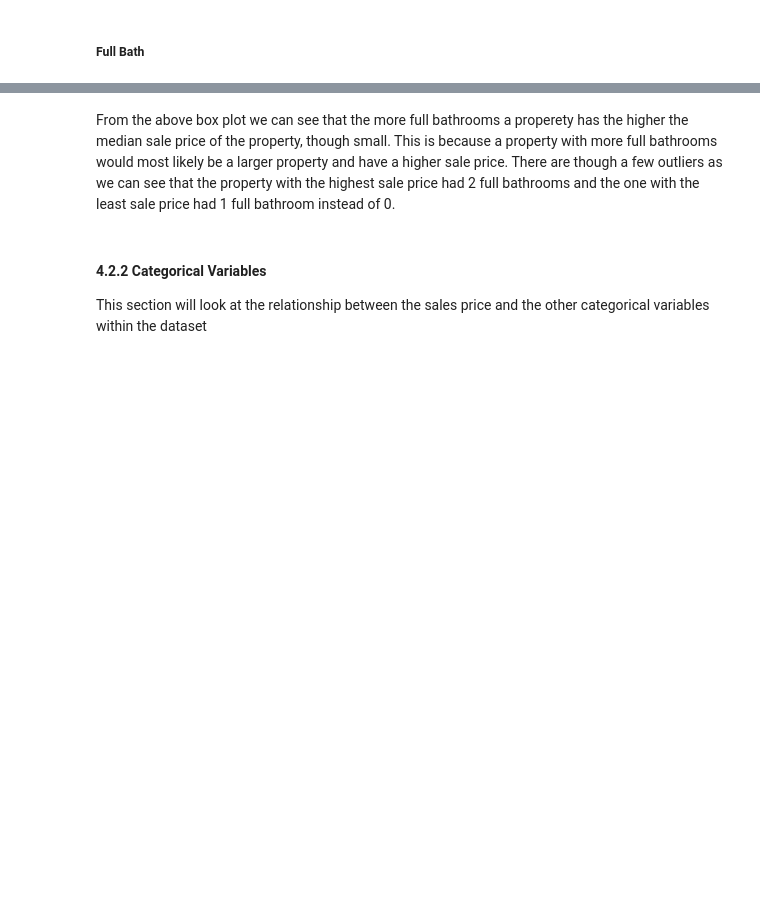
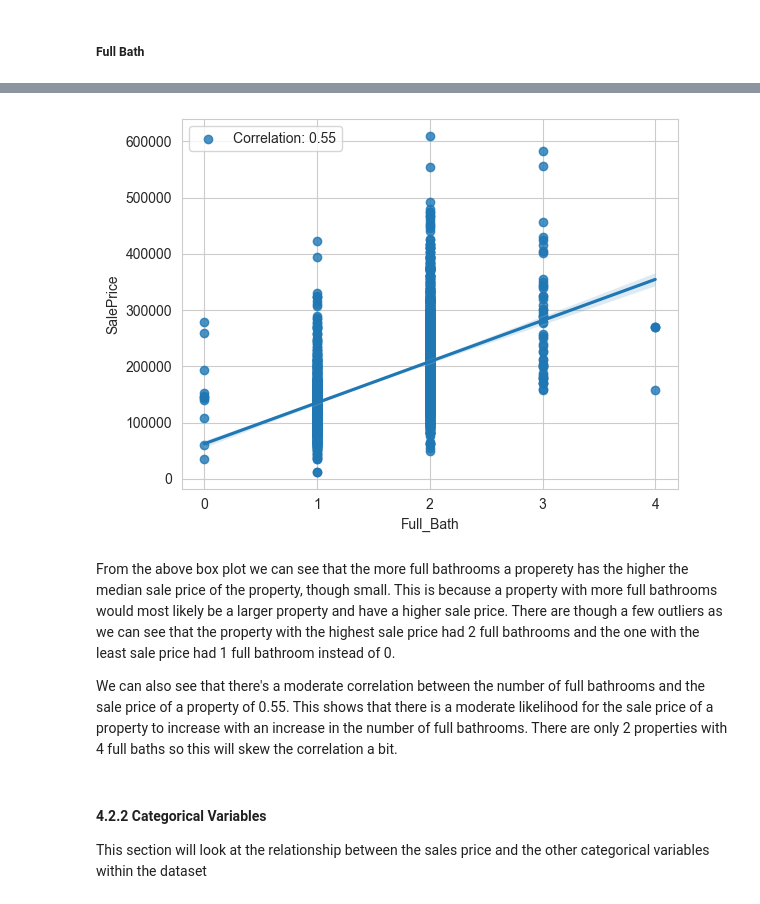
Before and after one commit to rongachoka/House_Prices_Dataset_-coursework-, a Jupyter notebook: index_updated.ipynb, the cells around one changed output, grey strips where cells are left out. Drawn from its saved outputs; the diff is of its cells as text; code cells hidden in the pictures; blank space fills up the shorter version.

```diff
--- a/index_updated.ipynb
+++ b/index_updated.ipynb
@@ -1744,6 +1760,15 @@ plot_cat_bivariate(df_updated_1, x_value="Full_Bath", title="Relationship betwee
+# %%
+sns.regplot(df_new, x="Full_Bath", y="SalePrice",
+            label=f"Correlation: {df_new['Full_Bath'].corr(df_new['SalePrice']):.2f}")
+plt.xticks(np.arange(0, 5, step=1))
+plt.legend();
+# %% [output]
+[figure, added]
 # %% [markdown]
 From the above box plot we can see that the more full bathrooms a properety has the higher the median sale price of the property, though small. This is because a property with more full bathrooms would most likely be a larger property and have a higher sale price.
 There are though a few outliers as we can see that the property with the highest sale price had 2 full bathrooms and the one with the least sale price had 1 full bathroom instead of 0.
+
+We can also see that there's a moderate correlation between the number of full bathrooms and the sale price of a property of 0.55. This shows that there is a moderate likelihood for the sale price of a property to increase with an increase in the number of full bathrooms. There are only 2 properties with 4 full baths so this will skew the correlation a bit.
 # %% [markdown]
 #### 4.2.2 Categorical Variables
 
```
Also changed, not shown: parts of 10 cells of this notebook.
